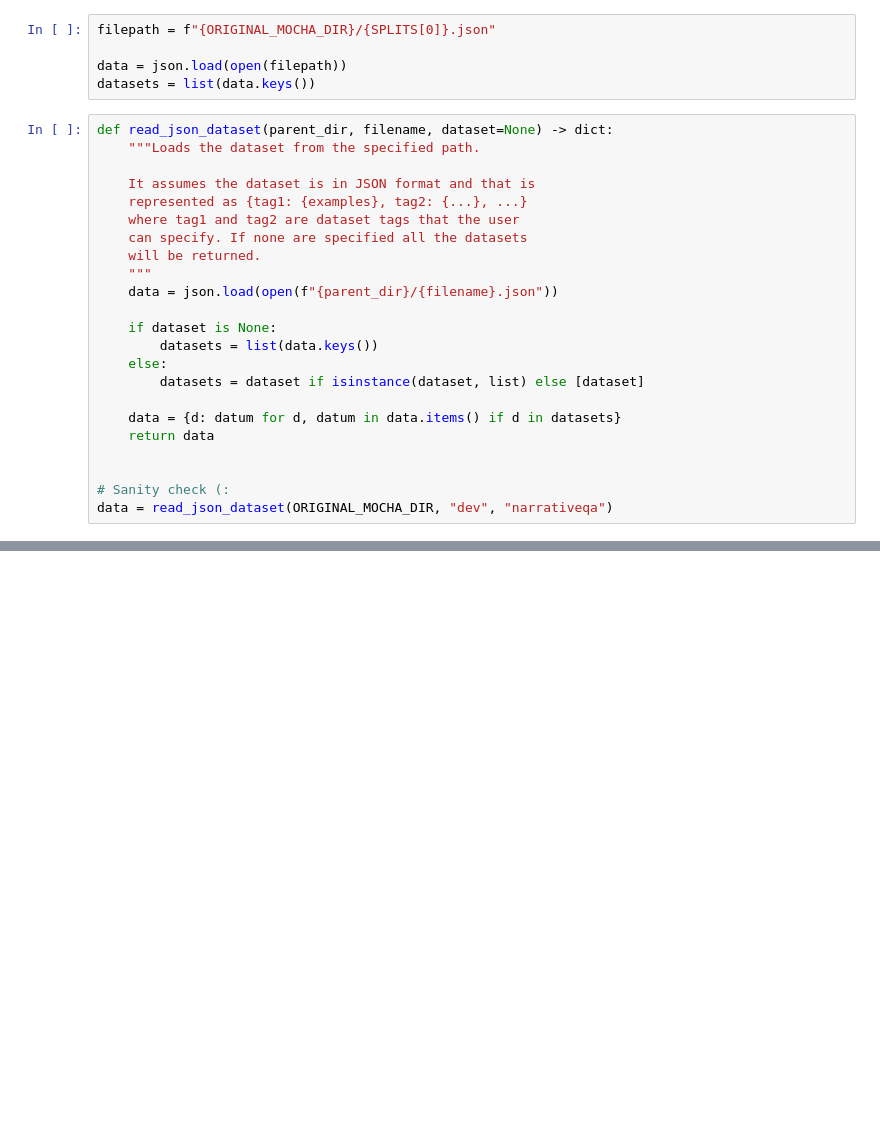
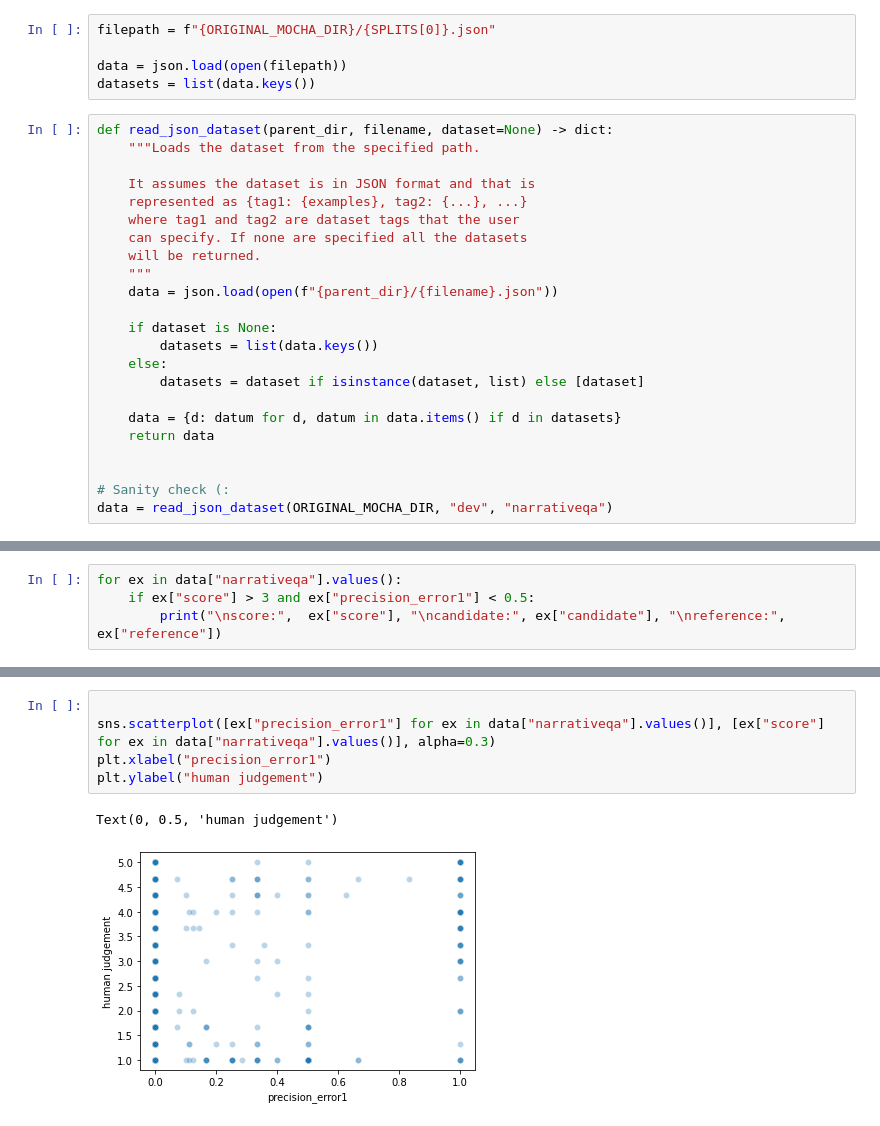
Before and after one commit to pdasigi/eqqa, a Jupyter notebook: scripts/metric_modeling/1_MetricGenerator.ipynb, the cells around one changed output, grey strips where cells are left out. Saved outputs shown, nothing was run; the diff lists cells and outputs as text; blank space fills up the shorter version.

Commit message:
Add precision/recall at first error

```diff
--- a/scripts/metric_modeling/1_MetricGenerator.ipynb
+++ b/scripts/metric_modeling/1_MetricGenerator.ipynb
@@ -305,0 +325,4 @@ data["narrativeqa"]["0005c7718ff653683df879622efb02d1"]
+# %%
+for ex in data["narrativeqa"].values():
+    if ex["score"] > 3 and ex["precision_error1"] < 0.5:
+        print("\nscore:",  ex["score"], "\ncandidate:", ex["candidate"], "\nreference:", ex["reference"])
@@ -305,0 +352,8 @@ data["narrativeqa"]["0005c7718ff653683df879622efb02d1"]
+# %%
+
+sns.scatterplot([ex["precision_error1"] for ex in data["narrativeqa"].values()], [ex["score"] for ex in data["narrativeqa"].values()], alpha=0.3)
+plt.xlabel("precision_error1")
+plt.ylabel("human judgement")
+# %% [output]
+Text(0, 0.5, 'human judgement')
+[figure, added]
```
Also changed, not shown: parts of 5 cells of this notebook.
